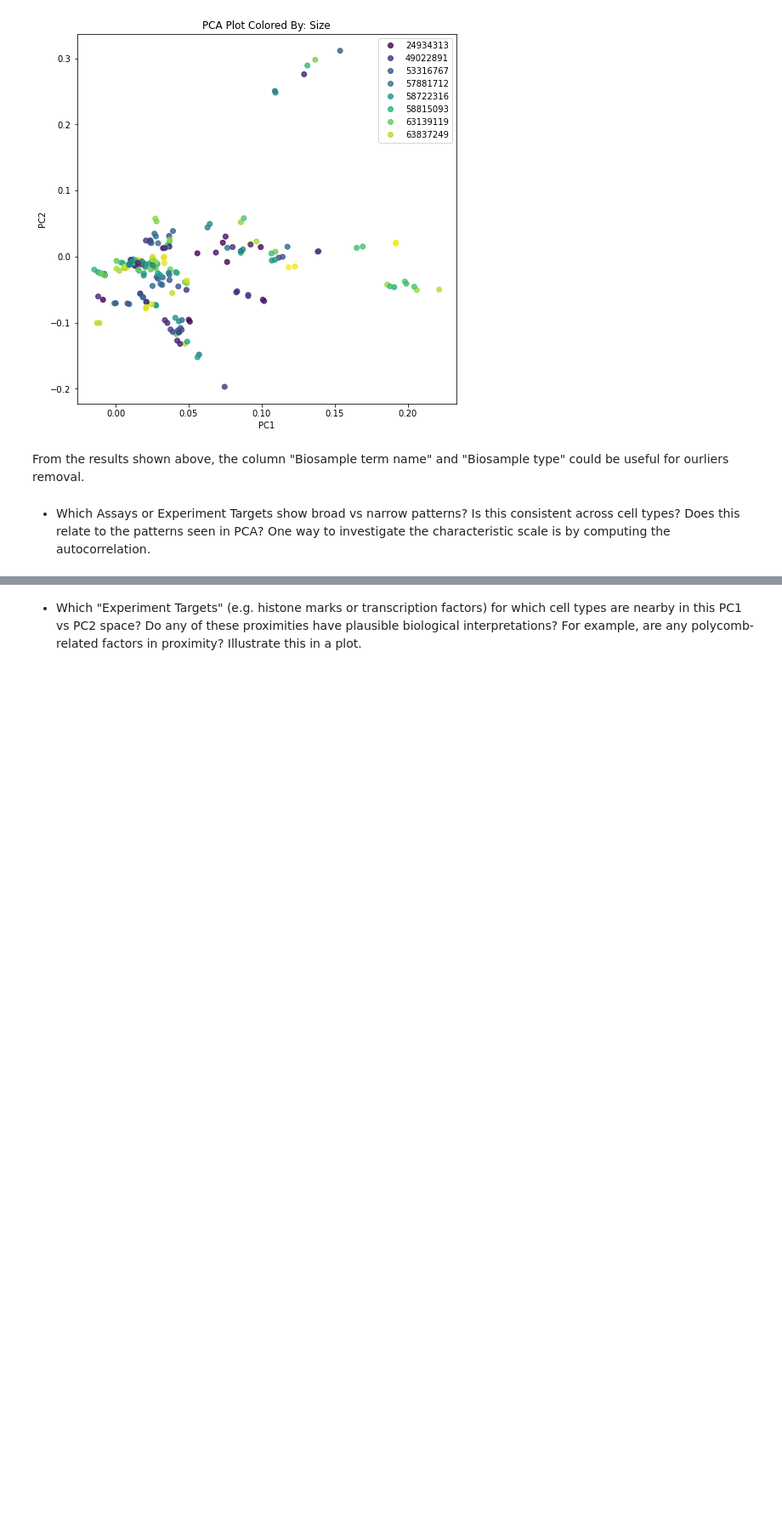
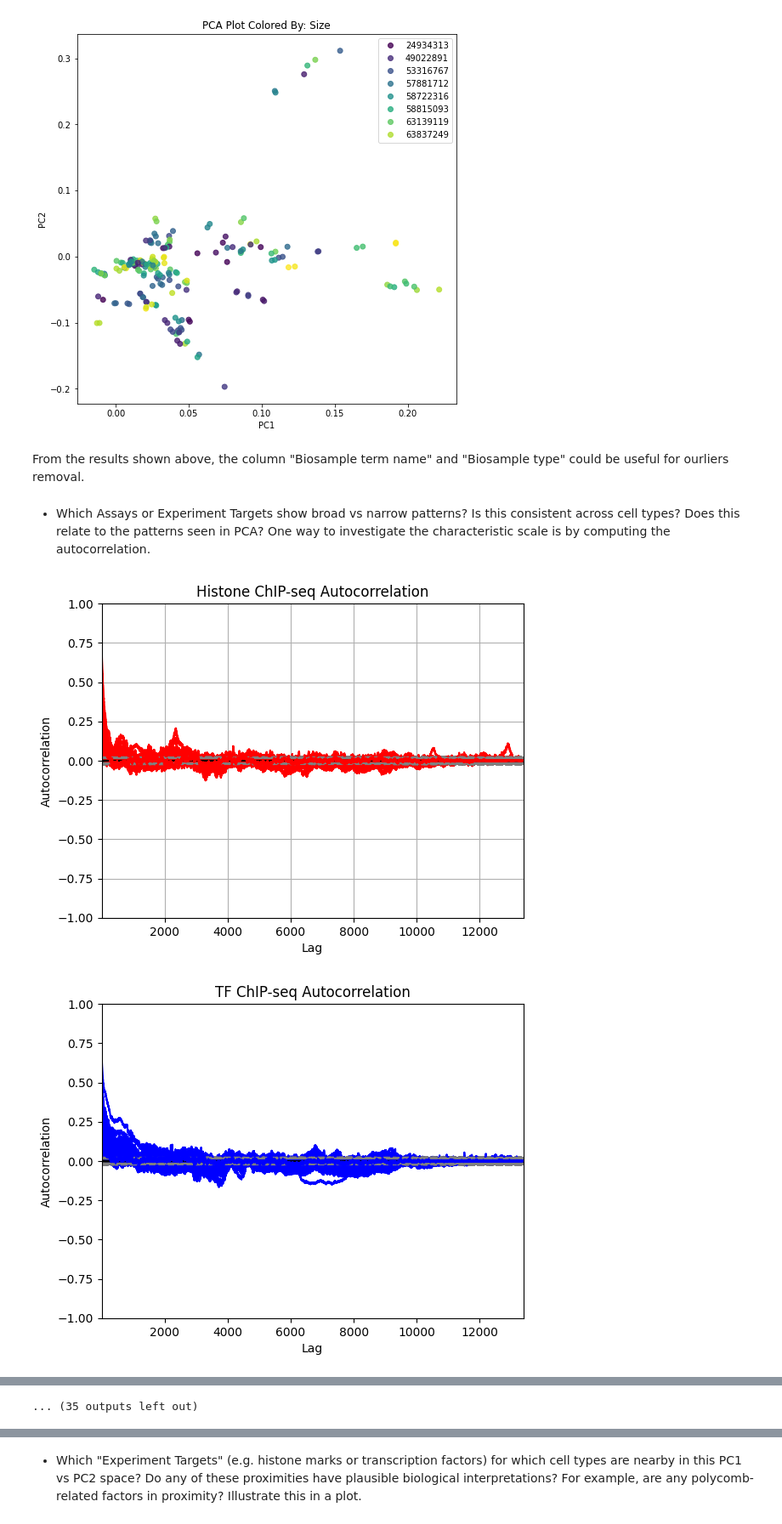
Before and after one commit to Thewhey-Brian/qbio577_fall2022, a Jupyter notebook: encode-bigwig-eda.ipynb, the cells around one changed output, grey strips where cells are left out. Shown at 85% size. Saved outputs shown, nothing was run; the diff lists cells and outputs as text; code cells hidden in the pictures; blank space fills up the shorter version.

```diff
--- a/encode-bigwig-eda.ipynb
+++ b/encode-bigwig-eda.ipynb
@@ -74,3 +76,51 @@ for col in ints_columns:
 From the results shown above, the column "Biosample term name" and "Biosample type" could be useful for ourliers removal.
 # %% [markdown]
 - Which Assays or Experiment Targets show broad vs narrow patterns? Is this consistent across cell types? Does this relate to the patterns seen in PCA? One way to investigate the characteristic scale is by computing the autocorrelation.
+# %%
+labels1 = [bigwig_metadata.query(
+    "`File accession`==@ file_accession ").loc[:,'Assay'].values[0]
+    for file_accession in pca.feature_names_in_]
+#print(labels1)
+labels2 = [bigwig_metadata.query(
+    "`File accession`==@ file_accession ").loc[:,"Experiment target"].values[0]
+    for file_accession in pca.feature_names_in_]
+#print(labels2)
+
+
+for y in range(len(labels1)):
+    if labels1[y] == 'Histone ChIP-seq':
+        auto = pd.plotting.autocorrelation_plot(df.iloc[:, 3+y], c="r")
+        auto.plot()
+plt.title("Histone ChIP-seq Autocorrelation")
+plt.show()
+
+for y in range(len(labels1)):
+    if labels1[y] == 'TF ChIP-seq':
+        auto = pd.plotting.autocorrelation_plot(df.iloc[:, 3+y], c="b")
+        auto.plot()
+plt.title("TF ChIP-seq Autocorrelation")
+plt.show()
+
+seen_targets=set()
+for l in range(len(labels2)):
+    if labels2[l] not in seen_targets:
+        seen_targets.add(labels2[l])
+
+
+i=0
+cmap= plt.cm.get_cmap("hsv", len(seen_targets))
+for target in seen_targets:
+    for l in range(len(labels2)):
+        if labels2[l] == target:
+            auto = pd.plotting.autocorrelation_plot(df.iloc[:, 3+y], c=cmap(i))
+            auto.plot()
+    plt.title(target+ " Autocorrelation")
+    plt.show()
+    i=i+1
+
+#auto = pd.plotting.autocorrelation_plot()
+#auto.plot()
+#plt.show()
+# %% [output]
+[figure, added]
+[figure, added]
@@ -76,0 +137 @@ From the results shown above, the column "Biosample term name" and "Biosample ty
+... (35 outputs left out)
```
Also changed, not shown: parts of 17 cells of this notebook, 1 other file.
